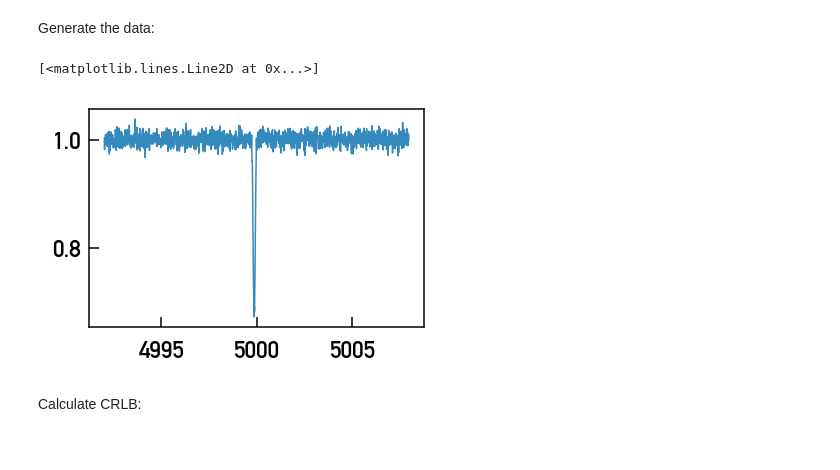
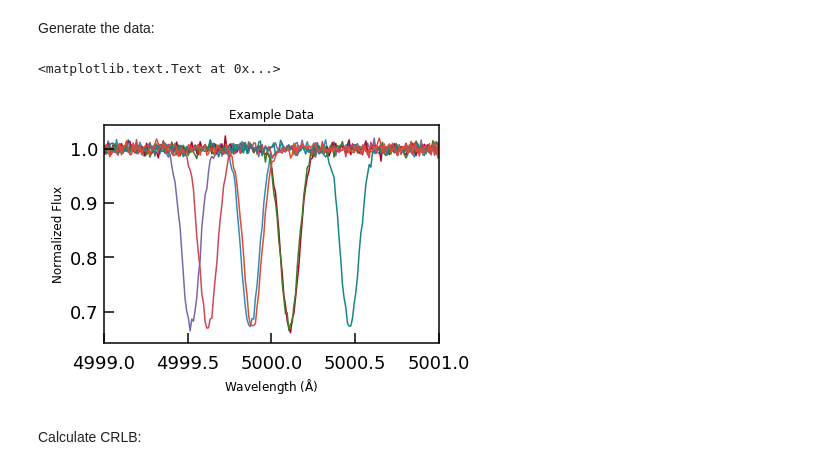
Before and after one commit to davidwhogg/EPRV, a Jupyter notebook: notebook/single-line.ipynb, the cells around one changed output. Drawn from its saved outputs; the diff is of its cells as text; code cells hidden in the pictures.

```diff
--- a/notebook/single-line.ipynb
+++ b/notebook/single-line.ipynb
@@ -62,7 +24,12 @@ data, ivars, true_rvs = make_data(N, xs, ds, ms, sigs)
-# %%
-plt.plot(xs, data[0])
-# %% [output]
-[<matplotlib.lines.Line2D at 0x...>]
-[figure, removed]
+# %%
+for n in range(0,N,10):
+    plt.plot(xs, data[n])
+plt.xlim([4999.,5001.])
+plt.title('Example Data')
+plt.xlabel(r'Wavelength ($\AA$)')
+plt.ylabel(r'Normalized Flux')
+# %% [output]
+<matplotlib.text.Text at 0x...>
+[figure, added]
 # %% [markdown]
 Calculate CRLB:
```
Also changed, not shown: parts of 21 cells of this notebook, 1 other file.
